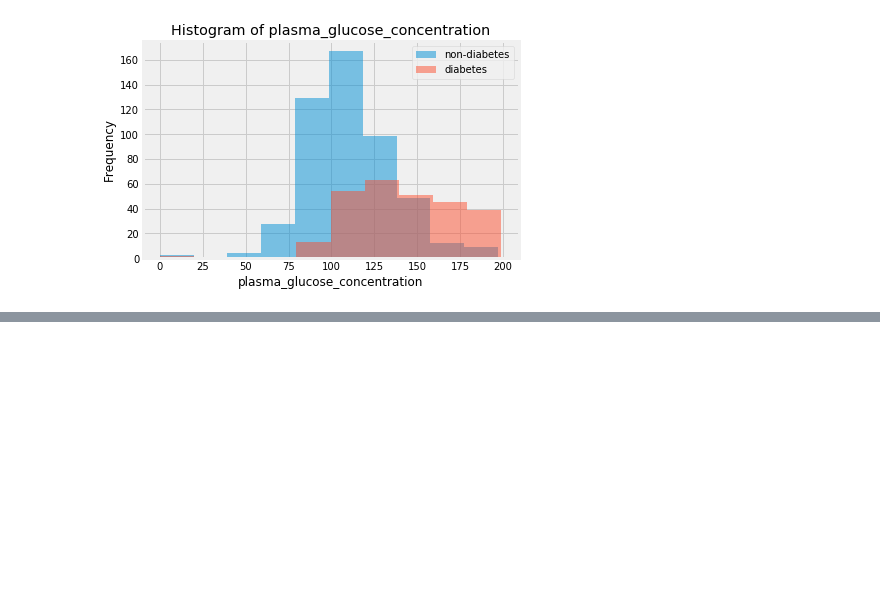
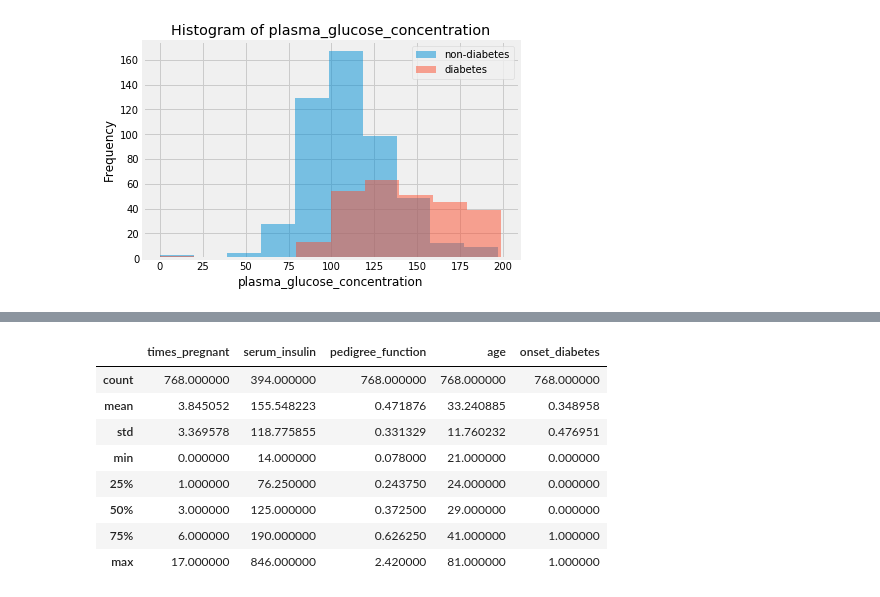
Before and after one commit to yungshun317/feature-improvement, a Jupyter notebook: pima_indians_diabetes_database.ipynb, the cells around one changed output, grey strips where cells are left out. Drawn from its saved outputs; the diff is of its cells as text; code cells hidden in the pictures; blank space fills up the shorter version.

Commit message:
Replace the 0's in the columns with None so our fillna and dropna functions may work properly

```diff
--- a/pima_indians_diabetes_database.ipynb
+++ b/pima_indians_diabetes_database.ipynb
@@ -133,0 +139,2 @@ for col in ['bmi', 'diastolic_blood_pressure', 'plasma_glucose_concentration']:
+# %%
+pima['serum_insulin'] = pima['serum_insulin'].map(lambda x:x if x != 0 else None)
@@ -133,0 +145,4 @@ for col in ['bmi', 'diastolic_blood_pressure', 'plasma_glucose_concentration']:
+# %%
+# For all columns
+for col in ['serum_insulin', 'bmi', 'plasma_glucose_concentration', 'diastolic_blood_pressure', 'triceps_thickness']:
+    pima[col].replace([0], [None], inplace=True)
@@ -133,0 +172,13 @@ for col in ['bmi', 'diastolic_blood_pressure', 'plasma_glucose_concentration']:
+# %%
+# Doesn't include columns with missing values
+pima.describe()
+# %% [output]
+|  | times_pregnant | serum_insulin | pedigree_function | age | onset_diabetes |
+| count | 768.000000 | 394.000000 | 768.000000 | 768.000000 | 768.000000 |
+| mean | 3.845052 | 155.548223 | 0.471876 | 33.240885 | 0.348958 |
+| std | 3.369578 | 118.775855 | 0.331329 | 11.760232 | 0.476951 |
+| min | 0.000000 | 14.000000 | 0.078000 | 21.000000 | 0.000000 |
+| 25% | 1.000000 | 76.250000 | 0.243750 | 24.000000 | 0.000000 |
+| 50% | 3.000000 | 125.000000 | 0.372500 | 29.000000 | 0.000000 |
+| 75% | 6.000000 | 190.000000 | 0.626250 | 41.000000 | 1.000000 |
+| max | 17.000000 | 846.000000 | 2.420000 | 81.000000 | 1.000000 |
```
Also changed, not shown: parts of 6 cells of this notebook.
